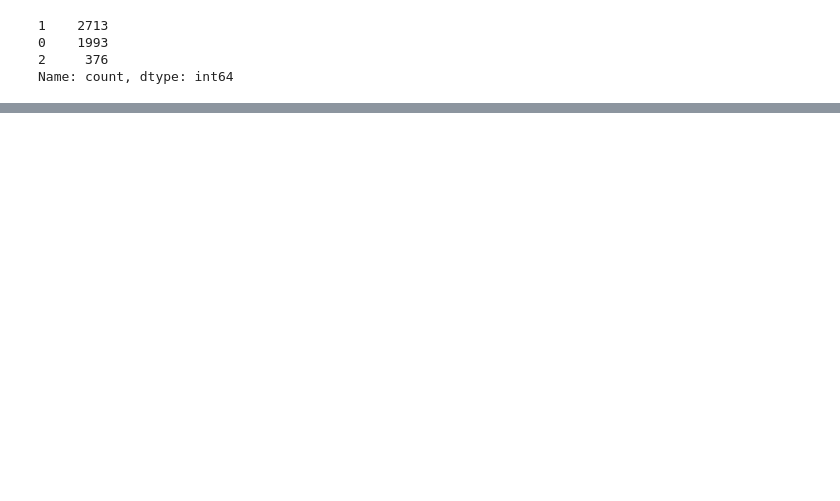
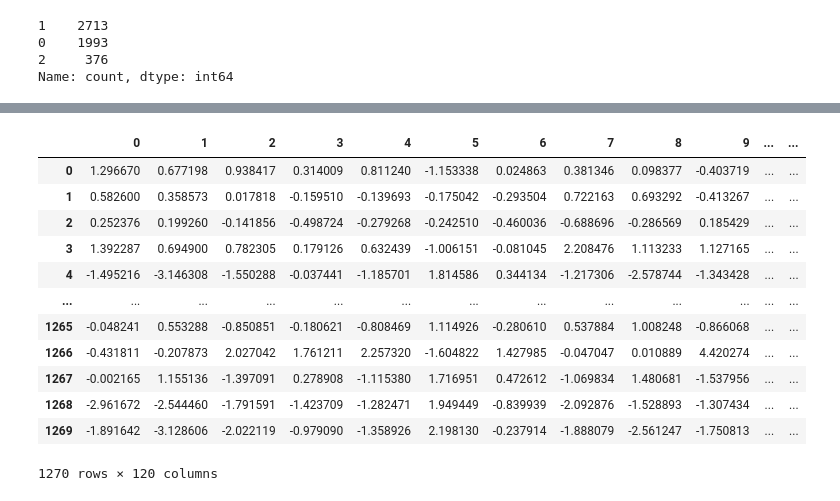
Before and after one commit to lui-alvarez/Melanoma-classification-using-machine-learning, a Jupyter notebook: notebooks/challenge2_multiclass.ipynb, the cells around one changed output, grey strips where cells are left out. Cells and saved outputs as stored; diff of their text form; code cells hidden in the pictures; blank space fills up the shorter version.

```diff
--- a/notebooks/challenge2_multiclass.ipynb
+++ b/notebooks/challenge2_multiclass.ipynb
@@ -1152,0 +1190,11 @@ Fitting 5 folds for each of 18 candidates, totalling 90 fits
+# %%
+# UNDERSAMPLING MAJORITY CLASS
+undersampler = TomekLinks(sampling_strategy='majority')
+X_train, y_train_encoded = undersampler.fit_resample(X_train, y_train_encoded)
+print(pd.DataFrame(y_train_encoded).value_counts())
+
+# OVERSAMPLING MINORITY CLASS WITH ADASYN
+adasyn = ADASYN(sampling_strategy='minority', random_state=0) # resample all classes but majority
+X_train, y_train_encoded = adasyn.fit_resample(X_train, y_train_encoded)
+
+print(pd.DataFrame(y_train_encoded).value_counts())
@@ -1152,0 +1210,8 @@ Fitting 5 folds for each of 18 candidates, totalling 90 fits
+# %%
+# Standardizing the training data (mean = 0, std = 1)
+scaler = StandardScaler()
+X_train_normalized = pd.DataFrame(scaler.fit_transform(X_train))
+X_val_normalized = pd.DataFrame(scaler.transform(X_val))
+# %%
+X_train_normalized, selected_feature_indices  = select_feature.select_rfe_features(X_train_normalized, y_train_encoded)
+X_train_normalized
@@ -1152,0 +1231,17 @@ Fitting 5 folds for each of 18 candidates, totalling 90 fits
+# %%
+X_val_normalized = X_val_normalized.iloc[:, selected_feature_indices]
+X_val_normalized
+# %% [output]
+|  | 0 | 1 | 2 | 3 | 4 | 5 | 6 | 7 | 8 | 9 | ... | ... |
+| 0 | 1.296670 | 0.677198 | 0.938417 | 0.314009 | 0.811240 | -1.153338 | 0.024863 | 0.381346 | 0.098377 | -0.403719 | ... | ... |
+| 1 | 0.582600 | 0.358573 | 0.017818 | -0.159510 | -0.139693 | -0.175042 | -0.293504 | 0.722163 | 0.693292 | -0.413267 | ... | ... |
+| 2 | 0.252376 | 0.199260 | -0.141856 | -0.498724 | -0.279268 | -0.242510 | -0.460036 | -0.688696 | -0.286569 | 0.185429 | ... | ... |
+| 3 | 1.392287 | 0.694900 | 0.782305 | 0.179126 | 0.632439 | -1.006151 | -0.081045 | 2.208476 | 1.113233 | 1.127165 | ... | ... |
+| 4 | -1.495216 | -3.146308 | -1.550288 | -0.037441 | -1.185701 | 1.814586 | 0.344134 | -1.217306 | -2.578744 | -1.343428 | ... | ... |
+| ... | ... | ... | ... | ... | ... | ... | ... | ... | ... | ... | ... | ... |
+| 1265 | -0.048241 | 0.553288 | -0.850851 | -0.180621 | -0.808469 | 1.114926 | -0.280610 | 0.537884 | 1.008248 | -0.866068 | ... | ... |
+| 1266 | -0.431811 | -0.207873 | 2.027042 | 1.761211 | 2.257320 | -1.604822 | 1.427985 | -0.047047 | 0.010889 | 4.420274 | ... | ... |
+| 1267 | -0.002165 | 1.155136 | -1.397091 | 0.278908 | -1.115380 | 1.716951 | 0.472612 | -1.069834 | 1.480681 | -1.537956 | ... | ... |
+| 1268 | -2.961672 | -2.544460 | -1.791591 | -1.423709 | -1.282471 | 1.949449 | -0.839939 | -2.092876 | -1.528893 | -1.307434 | ... | ... |
+| 1269 | -1.891642 | -3.128606 | -2.022119 | -0.979090 | -1.358926 | 2.198130 | -0.237914 | -1.888079 | -2.561247 | -1.750813 | ... | ... |
+1270 rows × 120 columns
```
Also changed, not shown: parts of 12 cells of this notebook, 1 other file.
